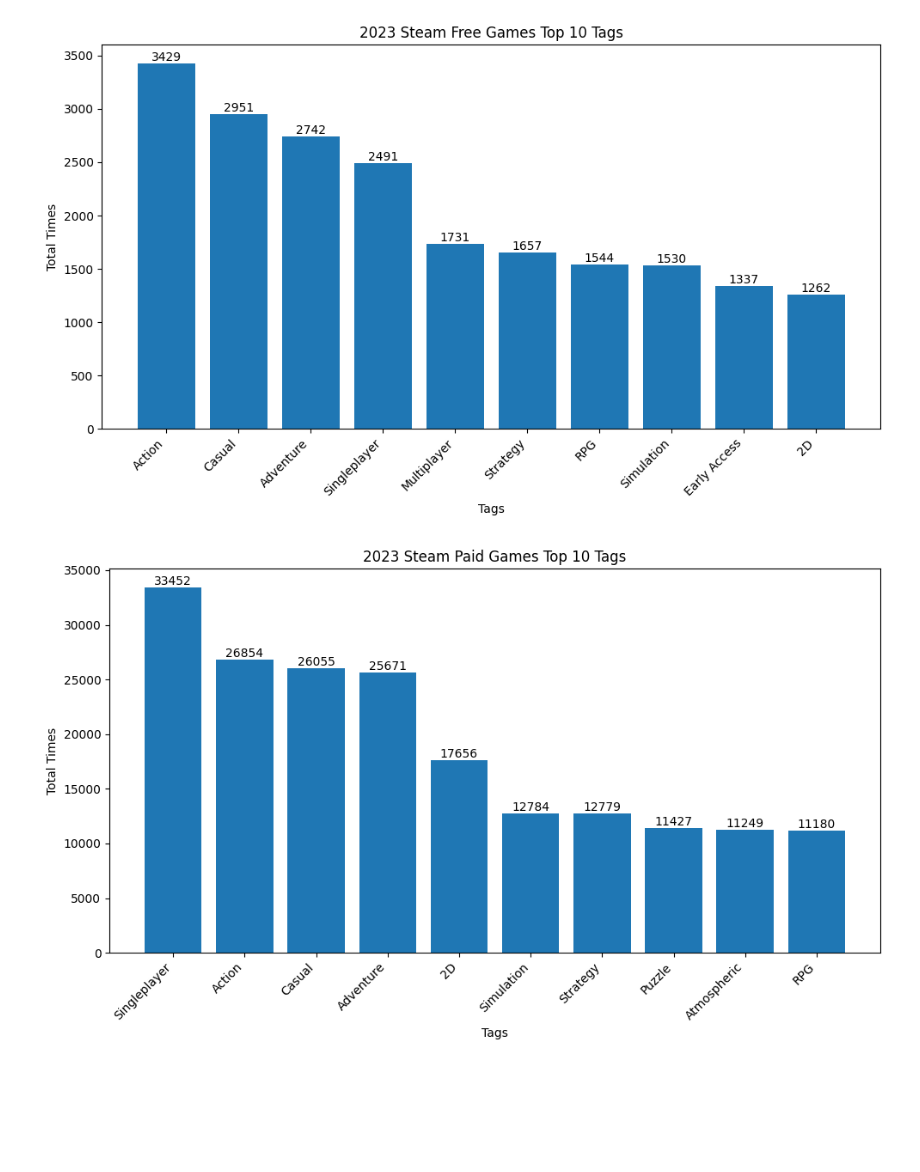
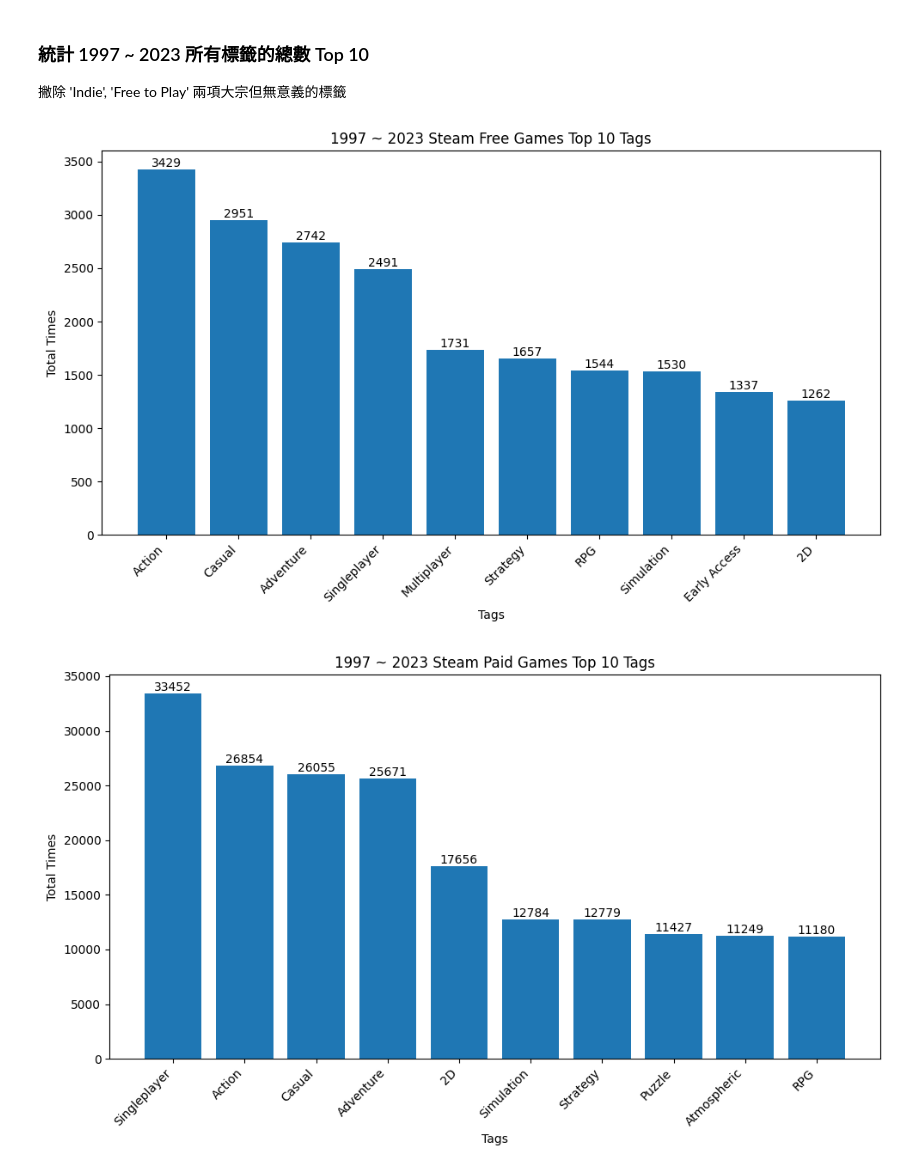
Before and after one commit to kdazero/BDSE36_Interim_Report, a Jupyter notebook: TagByPrice.ipynb, the cells around one changed output. Saved outputs shown, nothing was run; the diff lists cells and outputs as text; code cells hidden in the pictures; blank space fills up the shorter version.

```diff
--- a/TagByPrice.ipynb
+++ b/TagByPrice.ipynb
@@ -1,3 +1,6 @@
+# %% [markdown]
+### 統計 1997 ~ 2023 所有標籤的總數 Top 10
+撇除 'Indie', 'Free to Play' 兩項大宗但無意義的標籤
 # %%
 import json
 import collections
@@ -37,7 +40,7 @@ bars = plt.bar(tags, counts)
 
 plt.xlabel('Tags')
 plt.ylabel('Total Times')
-plt.title('2023 Steam Free Games Top 10 Tags')
+plt.title('1997 ~ 2023 Steam Free Games Top 10 Tags')
 plt.xticks(rotation=45, ha='right')
 
 # 在每個長條上標示數值
@@ -47,8 +50,6 @@ for bar in bars:
 
 plt.tight_layout()
 
-#    儲存圖表
-plt.savefig('free_game_tags_bar_chart.png')
 plt.show()
 
 # 繪製付費遊戲標籤統計圖 (長條圖) - 前 10 個標籤
@@ -62,7 +63,7 @@ bars = plt.bar(tags, counts)
 
 plt.xlabel('Tags')
 plt.ylabel('Total Times')
-plt.title('2023 Steam Paid Games Top 10 Tags')
+plt.title('1997 ~ 2023 Steam Paid Games Top 10 Tags')
 plt.xticks(rotation=45, ha='right')
 
 # 在每個長條上標示數值
@@ -72,37 +73,35 @@ for bar in bars:
 
 plt.tight_layout()
 
-plt.savefig('paid_game_tags_bar_chart.png')
 plt.show()
 
 # 收集所有標籤，排除 'Indie' 和 'Free to Play'
 all_tags = []
 for game in free_games:
     all_tags.extend([tag for tag in game["tags"] if tag not in ['Indie', 'Free to Play']])
 for game in paid_games:
     all_tags.extend([tag for tag in game["tags"] if tag not in ['Indie', 'Free to Play']])
 
 # 計算標籤出現次數
 tag_counts = collections.Counter(all_tags)
 
 # 取得前 10 個標籤
 top_10_tags = tag_counts.most_common(10)
 
 # 繪製全遊戲 Top 10 標籤統計圖 (排除 Indie 和 Free to Play)
 plt.figure(figsize=(10, 6))
 bars = plt.bar(*zip(*top_10_tags))
 plt.xlabel('Tags')
 plt.ylabel('Total Times')
-plt.title('2023 Steam All Games Top 10 Tags')
+plt.title('1997 ~ 2023 Steam All Games Top 10 Tags')
 plt.xticks(rotation=45, ha='right')
 for bar in bars:
     height = bar.get_height()
     plt.text(bar.get_x() + bar.get_width() / 2, height, str(height), ha='center', va='bottom')
 plt.tight_layout()
 
 # 儲存圖表
-plt.savefig('all_game_tags_bar_chart.png')
 plt.show()
 # %% [output]
-[figure, old version]
+[figure, new version]
-[figure, old version]
+[figure, new version]
```
Also changed, not shown: parts of 1 cell of this notebook, 13 other files.
